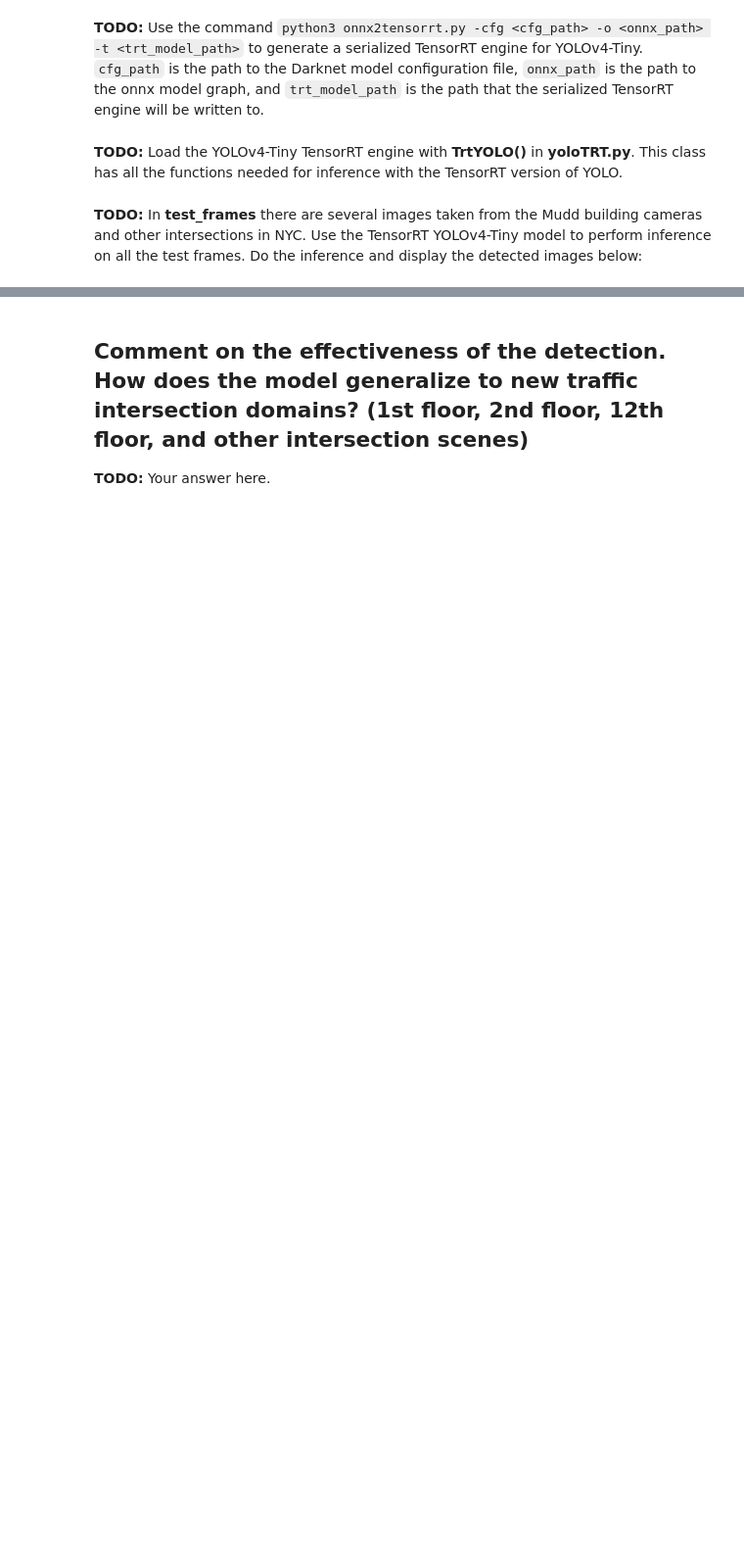
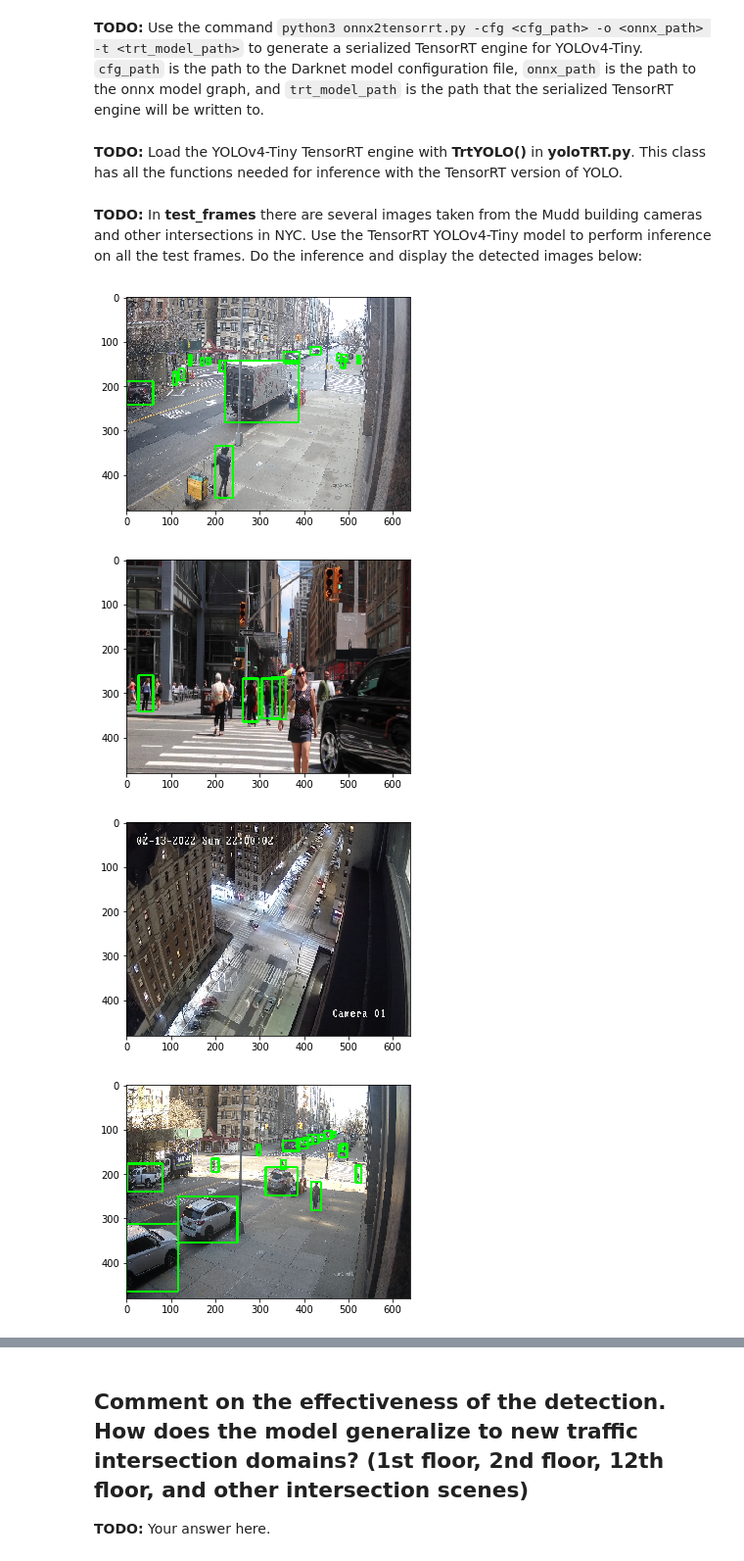
Before and after one commit to xs2445/22spring, a Jupyter notebook: 6692/hw6/Yolov4-Tiny-TRT.ipynb, the cells around one changed output, grey strips where cells are left out. Shown at 98% size. Cells and saved outputs as stored; diff of their text form; code cells hidden in the pictures; blank space fills up the shorter version.

```diff
--- a/6692/hw6/Yolov4-Tiny-TRT.ipynb
+++ b/6692/hw6/Yolov4-Tiny-TRT.ipynb
@@ -36,5 +56,6 @@ CONF_THRESH = 0.4
 **TODO:** Load the YOLOv4-Tiny TensorRT engine with **TrtYOLO()** in **yoloTRT.py**. This class has all the functions needed for inference with the TensorRT version of YOLO.
 # %%
 # TODO: load the TRT YOLOv4-Tiny with TrtYOLO()
+trtyolo_model = TrtYOLO(trt_engine)
 # %% [markdown]
 **TODO:** In **test_frames** there are several images taken from the Mudd building cameras and other intersections in NYC. Use the TensorRT YOLOv4-Tiny model to perform inference on all the test frames. Do the inference and display the detected images below:
@@ -42,0 +62,17 @@ CONF_THRESH = 0.4
+# %%
+# TODO: do inference with TRT YOLOv4-Tiny and display the detections
+
+img_path_list= [file for file in os.listdir(test_frames) if file.endswith('.png')]
+for img_path in img_path_list:
+    img = cv2.imread(os.path.join(test_frames, img_path))
+    img = cv2.resize(img,(640,480))
+    boxes, scores, classes = trtyolo_model.detect(img)
+    img = draw_bboxes(img, boxes, scores)
+    plt.figure()
+    plt.imshow(img[:,:,::-1])
+    plt.show()
+# %% [output]
+[figure, added]
+[figure, added]
+[figure, added]
+[figure, added]
```
Also changed, not shown: parts of 5 cells of this notebook, 17 other files.
